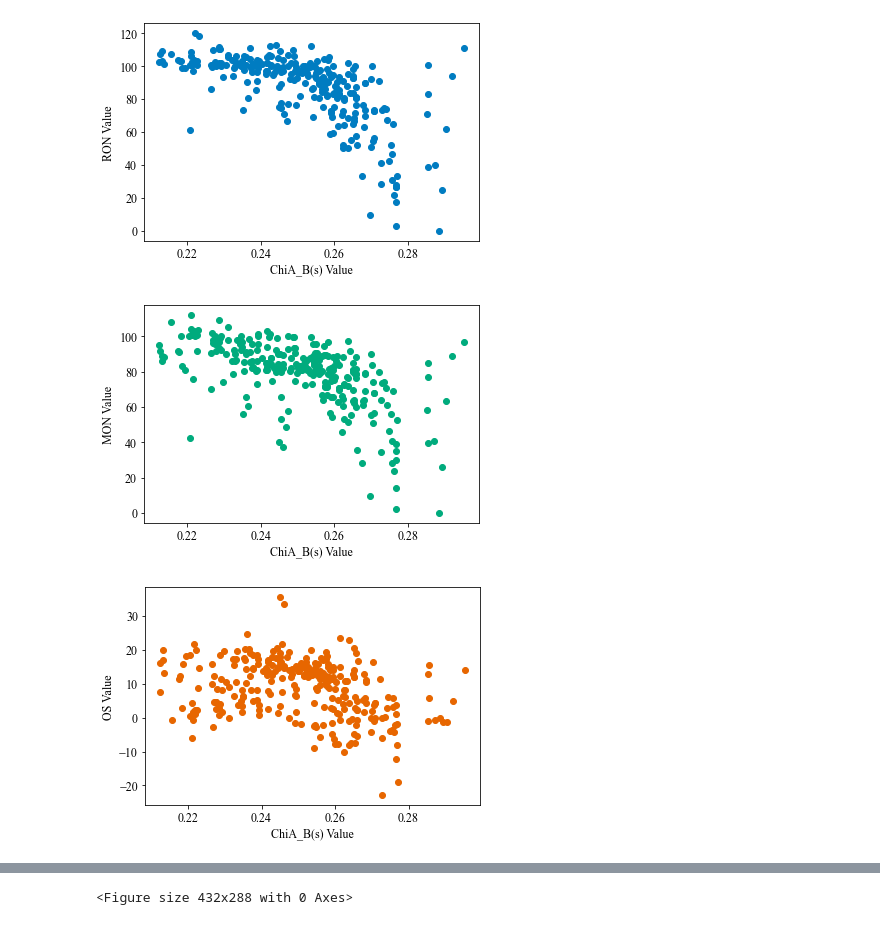
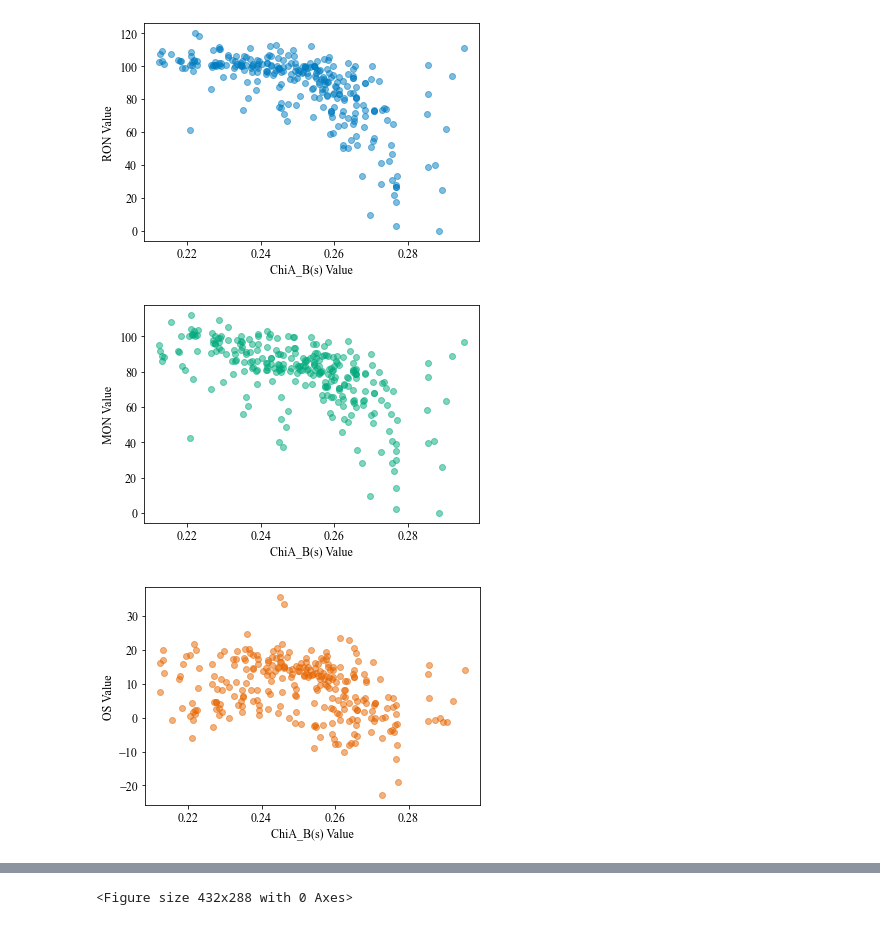
Before and after one commit to ECRL/publication_procedures, a Jupyter notebook: Octane/plot_descriptors.ipynb, the cells around one changed output, grey strips where cells are left out. Saved outputs shown, nothing was run; the diff lists cells and outputs as text; code cells hidden in the pictures.

```diff
--- a/Octane/plot_descriptors.ipynb
+++ b/Octane/plot_descriptors.ipynb
@@ -116,35 +116,35 @@ plt.show()
 # %%
 # ChiA_B(s)
 
 chia = [d['ChiA_B(s)'] for d in desc_vals]
 
 plt.clf()
 plt.rcParams['font.family'] = 'Times New Roman'
 plt.rcParams.update({'font.size': 12})
-plt.scatter(chia, ron, color=(0, 114/235, 178/235))
+plt.scatter(chia, ron, color=(0, 114/235, 178/235), alpha=0.5)
 plt.xlabel('ChiA_B(s) Value')
 plt.ylabel('RON Value')
 plt.show()
 
 plt.clf()
 plt.rcParams['font.family'] = 'Times New Roman'
 plt.rcParams.update({'font.size': 12})
-plt.scatter(chia, mon, color=(0, 158/235, 115/235))
+plt.scatter(chia, mon, color=(0, 158/235, 115/235), alpha=0.5)
 plt.xlabel('ChiA_B(s) Value')
 plt.ylabel('MON Value')
 plt.show()
 
 plt.clf()
 plt.rcParams['font.family'] = 'Times New Roman'
 plt.rcParams.update({'font.size': 12})
-plt.scatter(chia, os, color=(213/235, 94/235, 0))
+plt.scatter(chia, os, color=(213/235, 94/235, 0), alpha=0.5)
 plt.xlabel('ChiA_B(s) Value')
 plt.ylabel('OS Value')
 plt.show()
 # %% [output]
-[figure, old version]
+[figure, new version]
-[figure, old version]
+[figure, new version]
-[figure, old version]
+[figure, new version]
 # %%
 # AVS_B(s)
 
```
Also changed, not shown: parts of 6 cells of this notebook.
